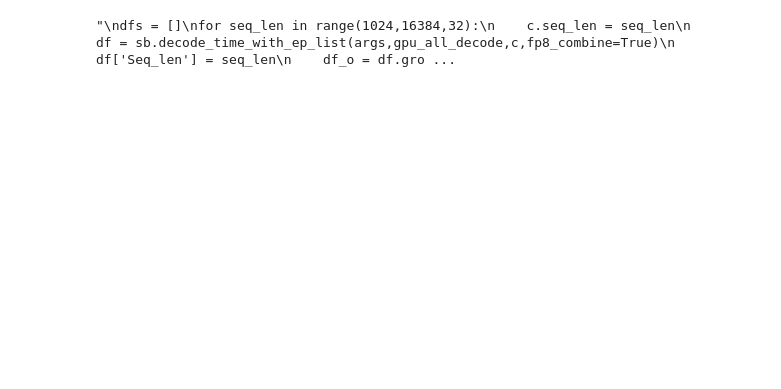
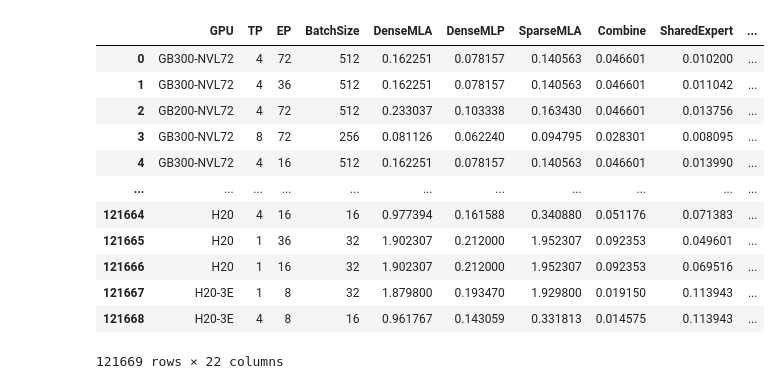
Before and after one commit to xizhizhang/shallowsim, a Jupyter notebook: decode_ep_anlysis.ipynb, the cells around one changed output. Drawn from its saved outputs; the diff is of its cells as text; code cells hidden in the pictures; blank space fills up the shorter version.

```diff
--- a/decode_ep_anlysis.ipynb
+++ b/decode_ep_anlysis.ipynb
@@ -12,20 +15,15 @@ c = sb.Config()
 # %%
-gpu_all_decode = sb.get_gpu_info('./device/gpu_info.csv',decoding_mode=True)
 
 # generate data
-'''
 dfs = []
-for seq_len in range(1024,16384,32):
+for seq_len in trange(1024,16384,32):
     c.seq_len = seq_len
     df = sb.decode_time_with_ep_list(args,gpu_all_decode,c,fp8_combine=True)
-    df['Seq_len'] = seq_len
+    df['index_value'] = seq_len
     df_o = df.groupby(['GPU','BatchSize','EP'],as_index=False).apply(lambda t: t[t.Total==t.Total.max()]).sort_values(['Total'],ascending=False).reset_index(drop=True)
     df_o.drop_duplicates(subset=['GPU','BatchSize','EP'], keep='first', inplace=True)
     dfs.append(df_o)
 df = pd.concat(dfs)
 df.reset_index(inplace=True,drop=True)
 df.to_csv('perf_vs_seq_len.csv')
-'''
-# %% [output]
-"\ndfs = []\nfor seq_len in range(1024,16384,32):\n    c.seq_len = seq_len\n    df = sb.decode_time_with_ep_list(args,gpu_all_decode,c,fp8_combine=True)\n    df['Seq_len'] = seq_len\n    df_o = df.gro ...
 # %%
@@ -34 +32,17 @@ df['BatchSize']= df['BatchSize'].astype(int).astype(str)
+# %%
+df
+# %% [output]
+|  | GPU | TP | EP | BatchSize | DenseMLA | DenseMLP | SparseMLA | Combine | SharedExpert | ... |
+| 0 | GB300-NVL72 | 4 | 72 | 512 | 0.162251 | 0.078157 | 0.140563 | 0.046601 | 0.010200 | ... |
+| 1 | GB300-NVL72 | 4 | 36 | 512 | 0.162251 | 0.078157 | 0.140563 | 0.046601 | 0.011042 | ... |
+| 2 | GB200-NVL72 | 4 | 72 | 512 | 0.233037 | 0.103338 | 0.163430 | 0.046601 | 0.013756 | ... |
+| 3 | GB300-NVL72 | 8 | 72 | 256 | 0.081126 | 0.062240 | 0.094795 | 0.028301 | 0.008095 | ... |
+| 4 | GB300-NVL72 | 4 | 16 | 512 | 0.162251 | 0.078157 | 0.140563 | 0.046601 | 0.013990 | ... |
+| ... | ... | ... | ... | ... | ... | ... | ... | ... | ... | ... |
+| 121664 | H20 | 4 | 16 | 16 | 0.977394 | 0.161588 | 0.340880 | 0.051176 | 0.071383 | ... |
+| 121665 | H20 | 1 | 36 | 32 | 1.902307 | 0.212000 | 1.952307 | 0.092353 | 0.049601 | ... |
+| 121666 | H20 | 1 | 16 | 32 | 1.902307 | 0.212000 | 1.952307 | 0.092353 | 0.069516 | ... |
+| 121667 | H20-3E | 1 | 8 | 32 | 1.879800 | 0.193470 | 1.929800 | 0.019150 | 0.113943 | ... |
+| 121668 | H20-3E | 4 | 8 | 16 | 0.961767 | 0.143059 | 0.331813 | 0.014575 | 0.113943 | ... |
+121669 rows × 22 columns
 # %%
```
Also changed, not shown: parts of 6 cells of this notebook, 5 other files.
